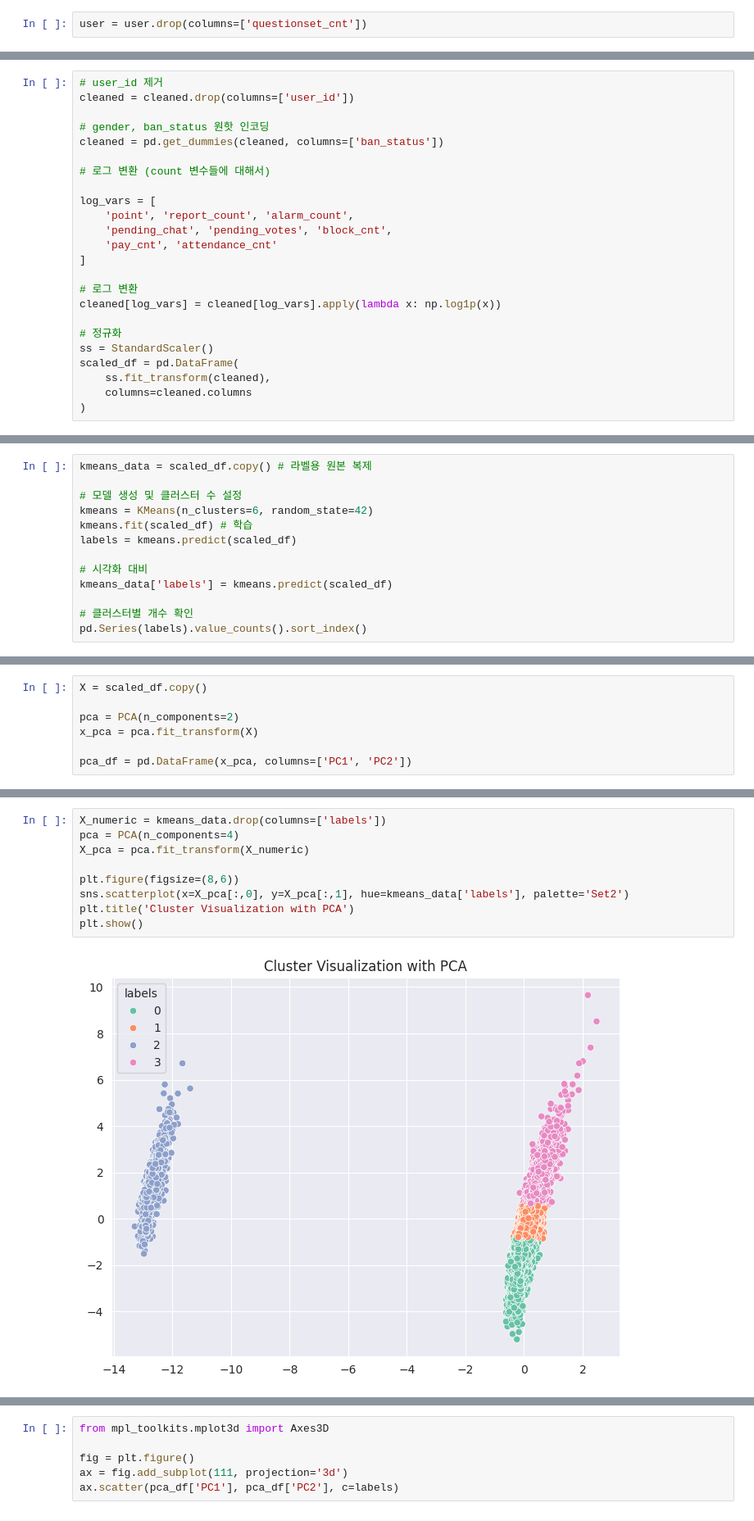
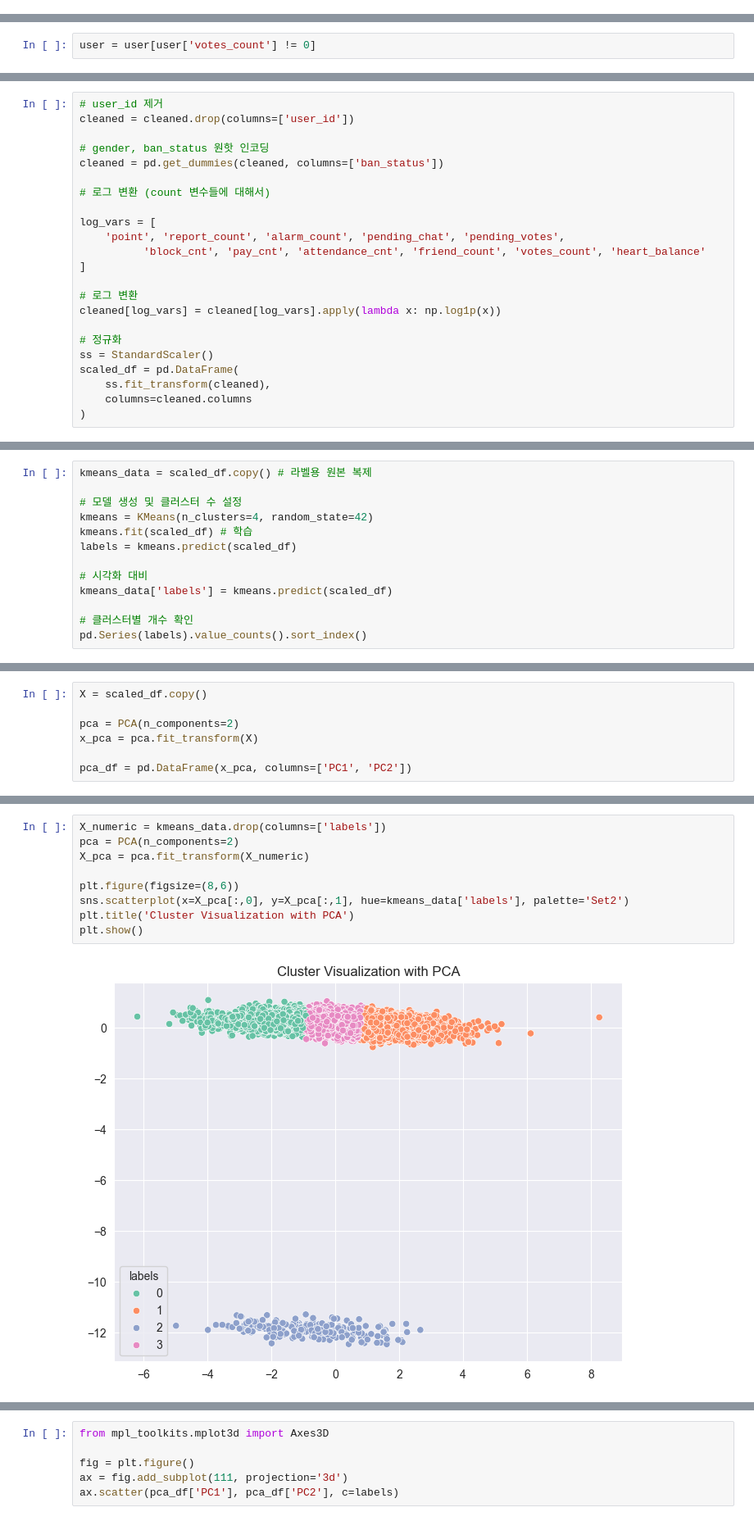
Before and after one commit to bettertospeak/codeit07_advanced_pj, a Jupyter notebook: Desktop/only_behavior_test.ipynb, the cells around one changed output, grey strips where cells are left out. Shown: that part at 82% size. Drawn from its saved outputs; the diff is of its cells as text.

Commit message:
Add first clustering code of votes and hackle

```diff
--- a/Desktop/only_behavior_test.ipynb
+++ b/Desktop/only_behavior_test.ipynb
@@ -234,3 +254 @@ user = user.drop(columns=['gender'])
-# %%
-user = user.drop(columns=['questionset_cnt'])
 # %% [markdown]
@@ -261,6 +269,8 @@ user.describe()
 | 50% | 1.403246e+06 | 1.138000e+03 | 1.000000 | 0.000000 | 1.000000 | 0.000000 | 9.000000 | 0.000000 | ... |
 | 75% | 1.494990e+06 | 2.614000e+03 | 1.000000 | 0.000000 | 1.000000 | 0.000000 | 67.000000 | 0.000000 | ... |
 | max | 1.580265e+06 | 9.988541e+06 | 1.000000 | 71.000000 | 201.000000 | 1801.000000 | 2744.000000 | 39.000000 | ... |
+# %%
+user = user[user['votes_count'] != 0]
 # %% [markdown]
 ## 모델링
 # %% [markdown]
@@ -345,9 +358,8 @@ cleaned = pd.get_dummies(cleaned, columns=['ban_status'])
 # 로그 변환 (count 변수들에 대해서)
 
 log_vars = [
-    'point', 'report_count', 'alarm_count',
-    'pending_chat', 'pending_votes', 'block_cnt',
-    'pay_cnt', 'attendance_cnt'
+    'point', 'report_count', 'alarm_count', 'pending_chat', 'pending_votes',
+          'block_cnt', 'pay_cnt', 'attendance_cnt', 'friend_count', 'votes_count', 'heart_balance'
 ]
 
 # 로그 변환
@@ -383,7 +397,7 @@ plt.show()
 kmeans_data = scaled_df.copy() # 라벨용 원본 복제
 
 # 모델 생성 및 클러스터 수 설정
-kmeans = KMeans(n_clusters=6, random_state=42)
+kmeans = KMeans(n_clusters=4, random_state=42)
 kmeans.fit(scaled_df) # 학습
 labels = kmeans.predict(scaled_df)
 
@@ -499,14 +503,14 @@ Index(['point', 'is_push_on', 'report_count', 'alarm_count', 'pending_chat',
 # %%
 X_numeric = kmeans_data.drop(columns=['labels'])
-pca = PCA(n_components=4)
+pca = PCA(n_components=2)
 X_pca = pca.fit_transform(X_numeric)
 
 plt.figure(figsize=(8,6))
 sns.scatterplot(x=X_pca[:,0], y=X_pca[:,1], hue=kmeans_data['labels'], palette='Set2')
 plt.title('Cluster Visualization with PCA')
 plt.show()
 # %% [output]
-[figure, old version]
+[figure, new version]
 # %%
 final_model = kmeans_data.copy()
 final_model.groupby('labels').mean().T
```
Also changed, not shown: parts of 34 cells of this notebook.
